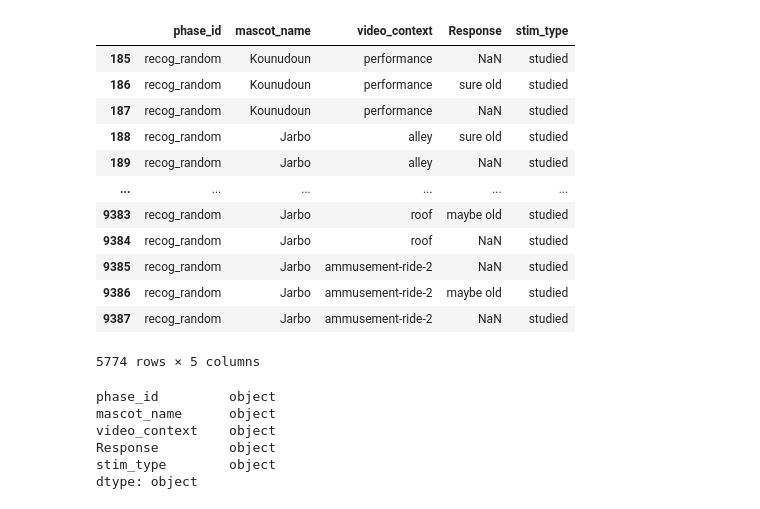
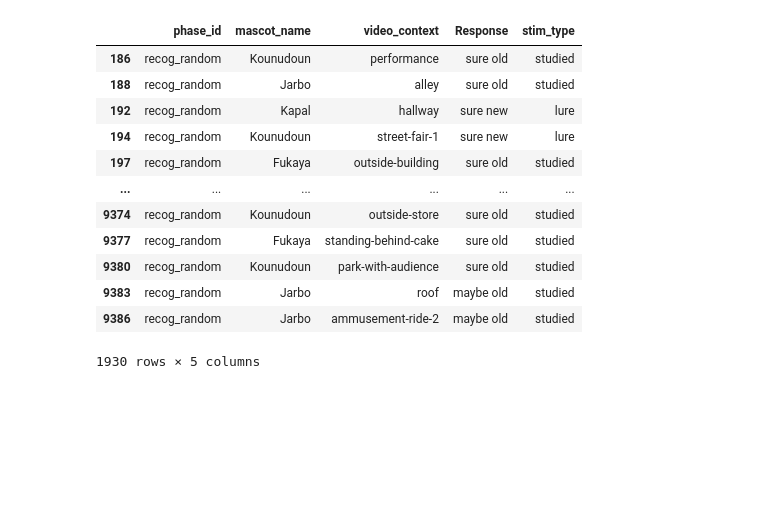
Before and after one commit to zion-walker/travelers, a Jupyter notebook: min-travels_code.ipynb, the cells around one changed output. Cells and saved outputs as stored; diff of their text form; code cells hidden in the pictures; blank space fills up the shorter version.

```diff
--- a/min-travels_code.ipynb
+++ b/min-travels_code.ipynb
@@ -42,37 +12,28 @@ Index(['Event_Index', 'UTC_Timestamp', 'UTC_Date', 'Local_Timestamp',
 # %%
 #selecting relevant columns
 df = seqlearn_table.loc[:, ["phase_id", "mascot_name", "video_context", "Response", 'stim_type']]
 
 #dropping all columns except recog_random and recog_ordered
 data_recog = df[(df.phase_id == "recog_random") | (df.phase_id == "recog_ordered")]
 
-data_recog
+# Dropping NaN values
+clean_data_recog = data_recog.dropna()
+
+clean_data_recog
 # %% [output]
 |  | phase_id | mascot_name | video_context | Response | stim_type |
-| 185 | recog_random | Kounudoun | performance | NaN | studied |
 | 186 | recog_random | Kounudoun | performance | sure old | studied |
-| 187 | recog_random | Kounudoun | performance | NaN | studied |
 | 188 | recog_random | Jarbo | alley | sure old | studied |
-| 189 | recog_random | Jarbo | alley | NaN | studied |
+| 192 | recog_random | Kapal | hallway | sure new | lure |
+| 194 | recog_random | Kounudoun | street-fair-1 | sure new | lure |
+| 197 | recog_random | Fukaya | outside-building | sure old | studied |
 | ... | ... | ... | ... | ... | ... |
+| 9374 | recog_random | Kounudoun | outside-store | sure old | studied |
+| 9377 | recog_random | Fukaya | standing-behind-cake | sure old | studied |
+| 9380 | recog_random | Kounudoun | park-with-audience | sure old | studied |
 | 9383 | recog_random | Jarbo | roof | maybe old | studied |
-| 9384 | recog_random | Jarbo | roof | NaN | studied |
-| 9385 | recog_random | Jarbo | ammusement-ride-2 | NaN | studied |
 | 9386 | recog_random | Jarbo | ammusement-ride-2 | maybe old | studied |
-| 9387 | recog_random | Jarbo | ammusement-ride-2 | NaN | studied |
-5774 rows × 5 columns
+1930 rows × 5 columns
-# %%
-# Dropping NaN values
-clean_data_recog = data_recog.dropna()
-clean_data_recog
-print(clean_data_recog.dtypes)
-# %% [output]
-phase_id         object
-mascot_name      object
-video_context    object
-Response         object
-stim_type        object
-dtype: object
 # %%
 # look at the number of different kinds of responses across participants
 test = clean_data_recog.groupby(['video_context', 'stim_type'])['Response'].value_counts()
```
Also changed, not shown: parts of 14 cells of this notebook.
